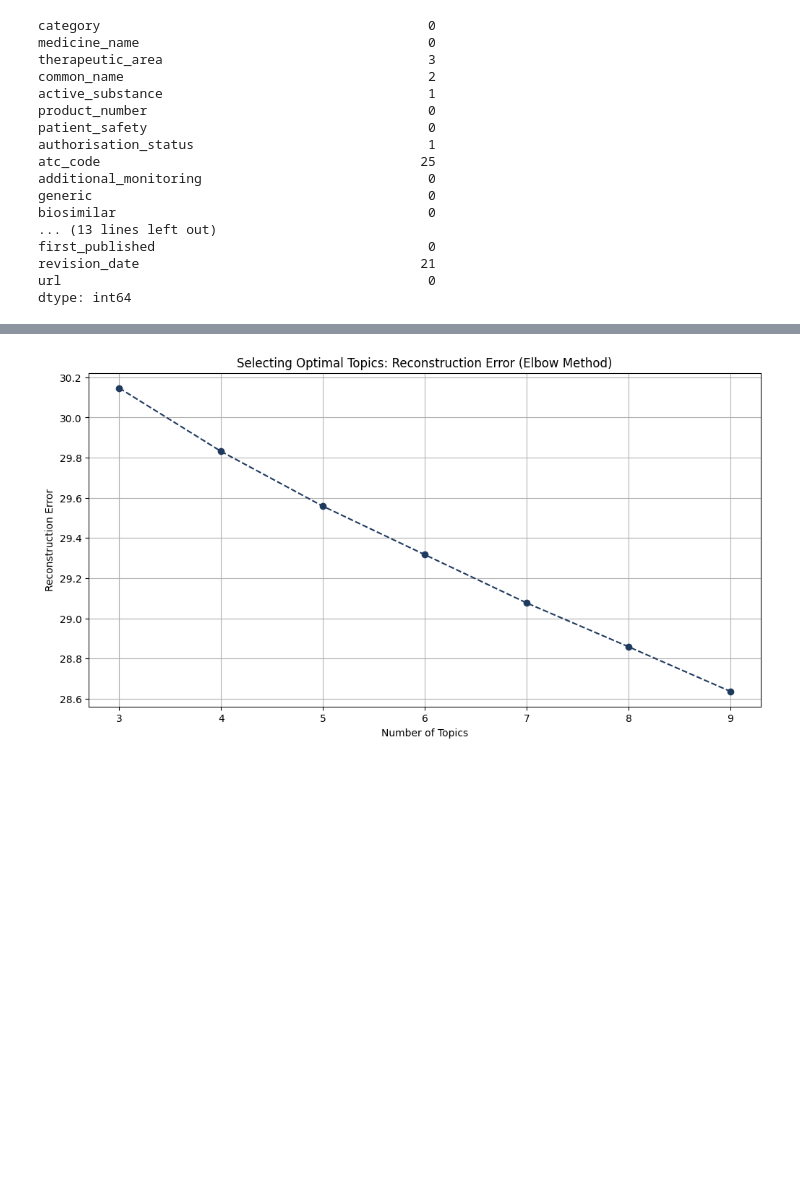
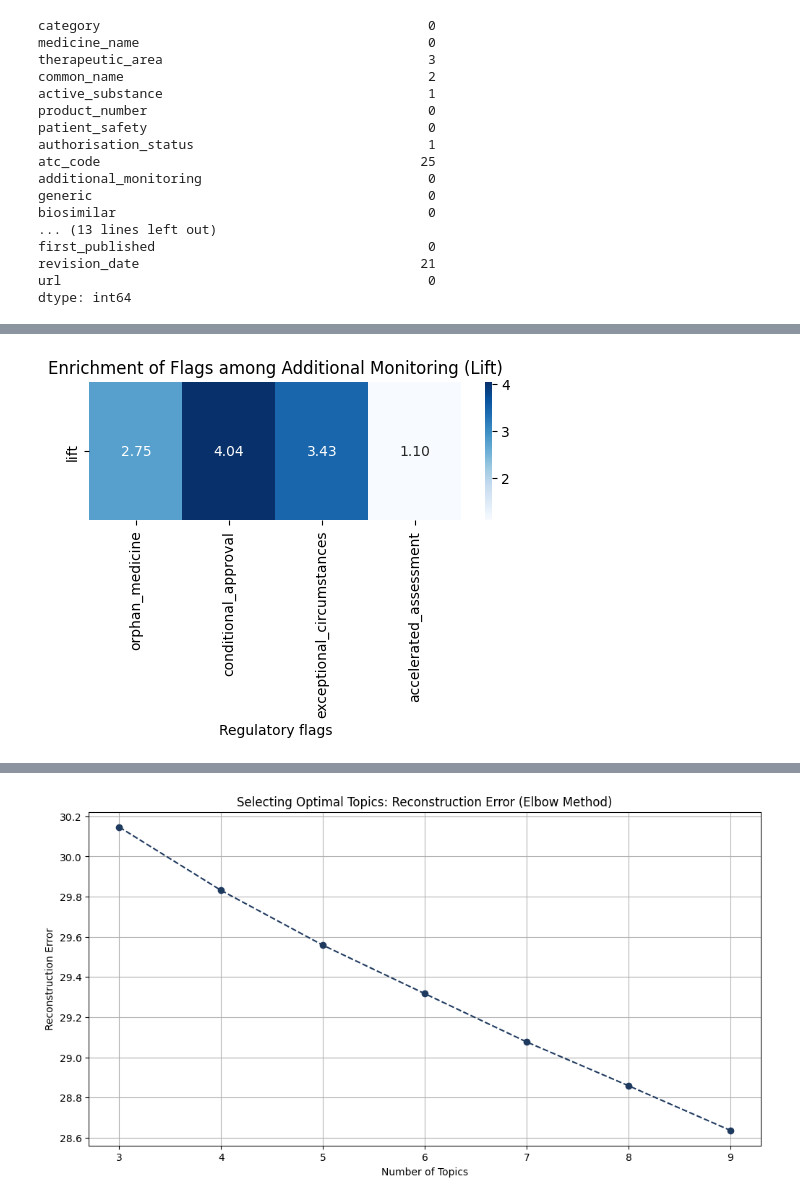
Before and after one commit to whkung0903/ba820-project, a Jupyter notebook: project_m3.ipynb, the cells around one changed output, grey strips where cells are left out. Cells and saved outputs as stored; diff of their text form; code cells hidden in the pictures; blank space fills up the shorter version.

```diff
--- a/project_m3.ipynb
+++ b/project_m3.ipynb
@@ -99,0 +176,25 @@ data_human_clean = data_human[data_human['condition_indication'] != ''].dropna(s
+# %%
+import seaborn as sns
+import matplotlib.pyplot as plt
+
+A = 'additional_monitoring'
+targets = ['orphan_medicine', 'conditional_approval', 'exceptional_circumstances', 'accelerated_assessment']
+
+rows = []
+for B in targets:
+    p_b = df[B].mean()
+    p_b_given_a1 = df.loc[df[A]==1, B].mean()
+    lift = (p_b_given_a1 / p_b) if p_b > 0 else np.nan
+    rows.append([B, lift])
+
+lift_df = pd.DataFrame(rows, columns=["flag", "lift"]).set_index("flag")
+
+plt.figure(figsize=(6, 1.8))
+sns.heatmap(lift_df.T, annot=True, fmt=".2f", cmap="Blues", cbar=True)
+plt.title("Enrichment of Flags among Additional Monitoring (Lift)")
+plt.xlabel("Regulatory flags")
+plt.ylabel("")
+plt.tight_layout()
+plt.show()
+# %% [output]
+[figure, added]
```
Also changed, not shown: parts of 16 cells of this notebook.
